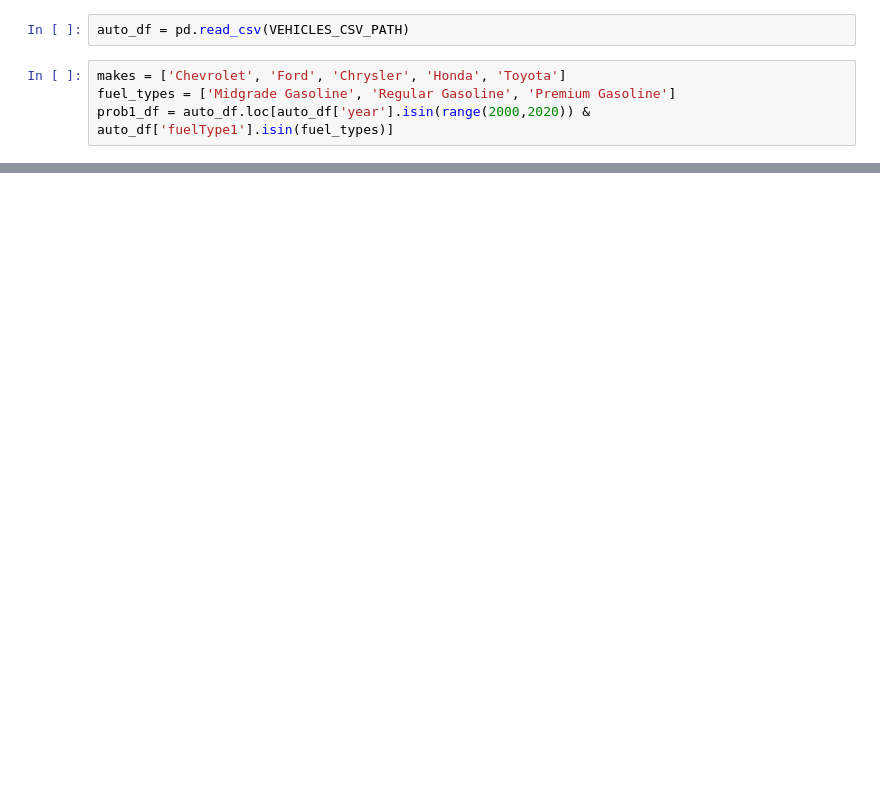
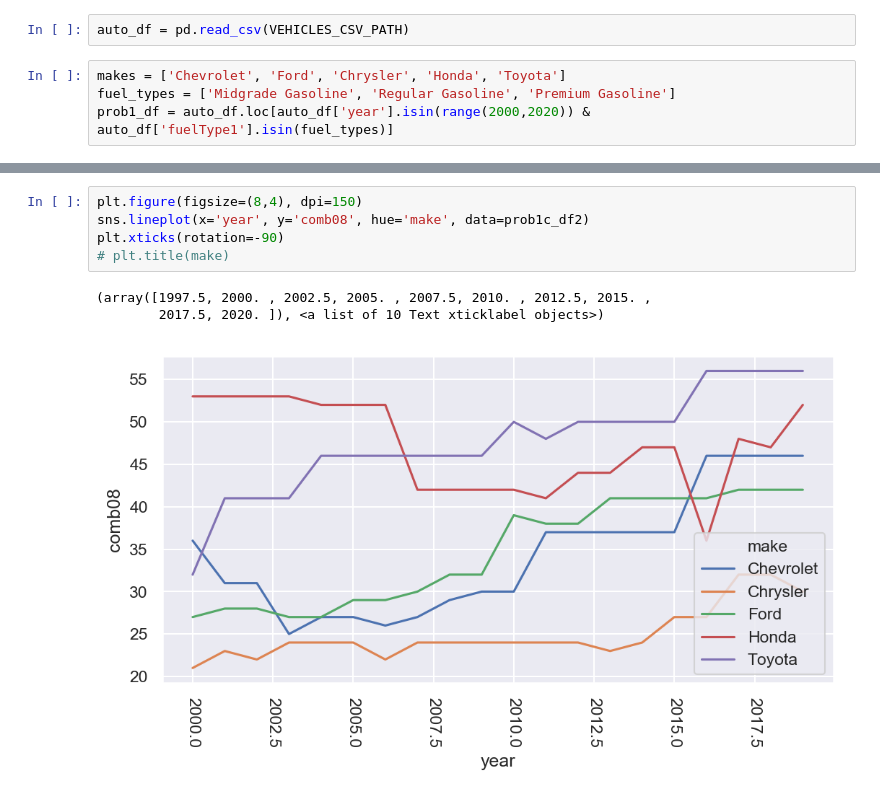
Before and after one commit to mnvsngv/cs696-bigdata, a Jupyter notebook: Assignment 2/Assignment 2.ipynb, the cells around one changed output, grey strips where cells are left out. Cells and saved outputs as stored; diff of their text form; blank space fills up the shorter version.

```diff
--- a/Assignment 2/Assignment 2.ipynb
+++ b/Assignment 2/Assignment 2.ipynb
@@ -27,0 +92,9 @@ for make in makes:
+# %%
+plt.figure(figsize=(8,4), dpi=150)
+sns.lineplot(x='year', y='comb08', hue='make', data=prob1c_df2)
+plt.xticks(rotation=-90)
+# plt.title(make)
+# %% [output]
+(array([1997.5, 2000. , 2002.5, 2005. , 2007.5, 2010. , 2012.5, 2015. ,
+        2017.5, 2020. ]), <a list of 10 Text xticklabel objects>)
+[figure, added]
```
Also changed, not shown: parts of 9 cells of this notebook.
